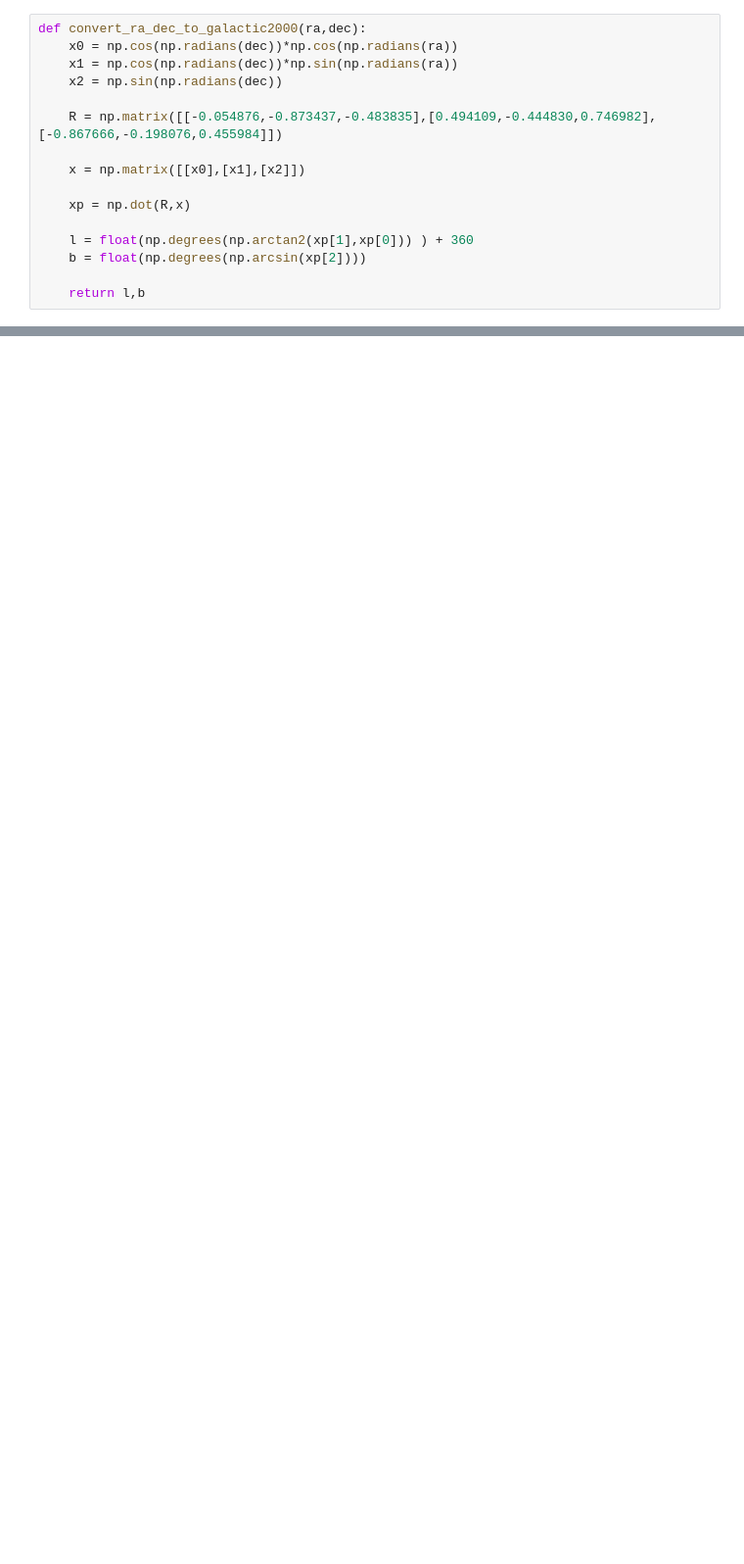
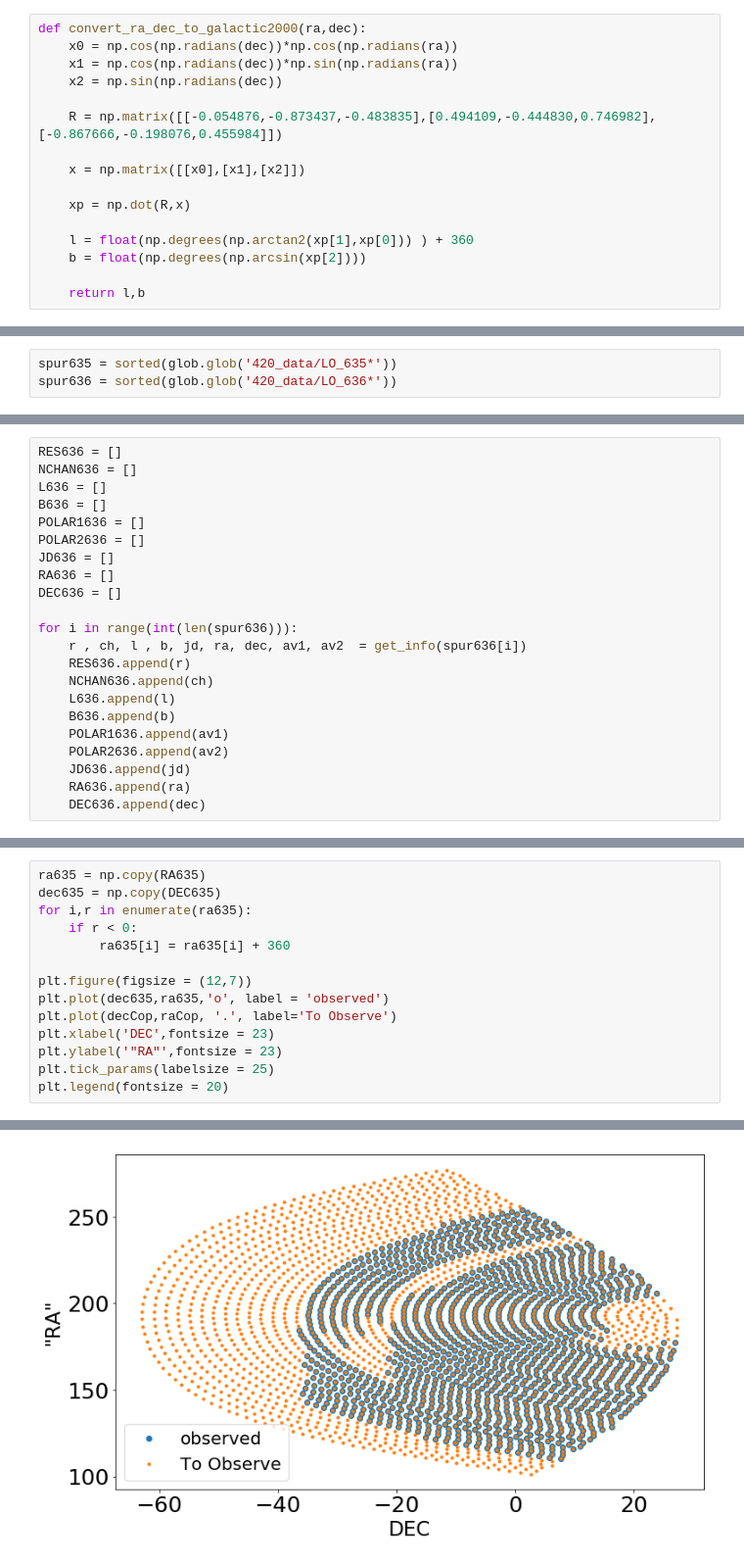
Before and after one commit to ahermosillo/ugastro121, a Jupyter notebook: spur_analysis.ipynb, the cells around one changed output, grey strips where cells are left out. Shown at 98% size. Cells and saved outputs as stored; diff of their text form; blank space fills up the shorter version.

Commit message:
spur analysis added

```diff
--- a/spur_analysis.ipynb
+++ b/spur_analysis.ipynb
@@ -153,0 +27,3 @@ spurFIT[3].data['auto0_real']
+# %%
+spur635 = sorted(glob.glob('420_data/LO_635*'))
+spur636 = sorted(glob.glob('420_data/LO_636*'))
@@ -153,0 +74,22 @@ spurFIT[3].data['auto0_real']
+# %%
+RES636 = []
+NCHAN636 = []
+L636 = []
+B636 = []
+POLAR1636 = []
+POLAR2636 = []
+JD636 = []
+RA636 = []
+DEC636 = []
+
+for i in range(int(len(spur636))):
+    r , ch, l , b, jd, ra, dec, av1, av2  = get_info(spur636[i])
+    RES636.append(r)
+    NCHAN636.append(ch)
+    L636.append(l)
+    B636.append(b)
+    POLAR1636.append(av1)
+    POLAR2636.append(av2)
+    JD636.append(jd)
+    RA636.append(ra)
+    DEC636.append(dec)
@@ -153,0 +104,15 @@ spurFIT[3].data['auto0_real']
+# %%
+ra635 = np.copy(RA635)
+dec635 = np.copy(DEC635)
+for i,r in enumerate(ra635):
+    if r < 0:
+        ra635[i] = ra635[i] + 360
+
+plt.figure(figsize = (12,7))
+plt.plot(dec635,ra635,'o', label = 'observed')
+plt.plot(decCop,raCop, '.', label='To Observe')
+plt.xlabel('DEC',fontsize = 23)
+plt.ylabel('"RA"',fontsize = 23)
+plt.tick_params(labelsize = 25)
+plt.legend(fontsize = 20)
+# %% [output]
@@ -153,0 +120 @@ spurFIT[3].data['auto0_real']
+[figure, added]
```
Also changed, not shown: parts of 29 cells of this notebook.
